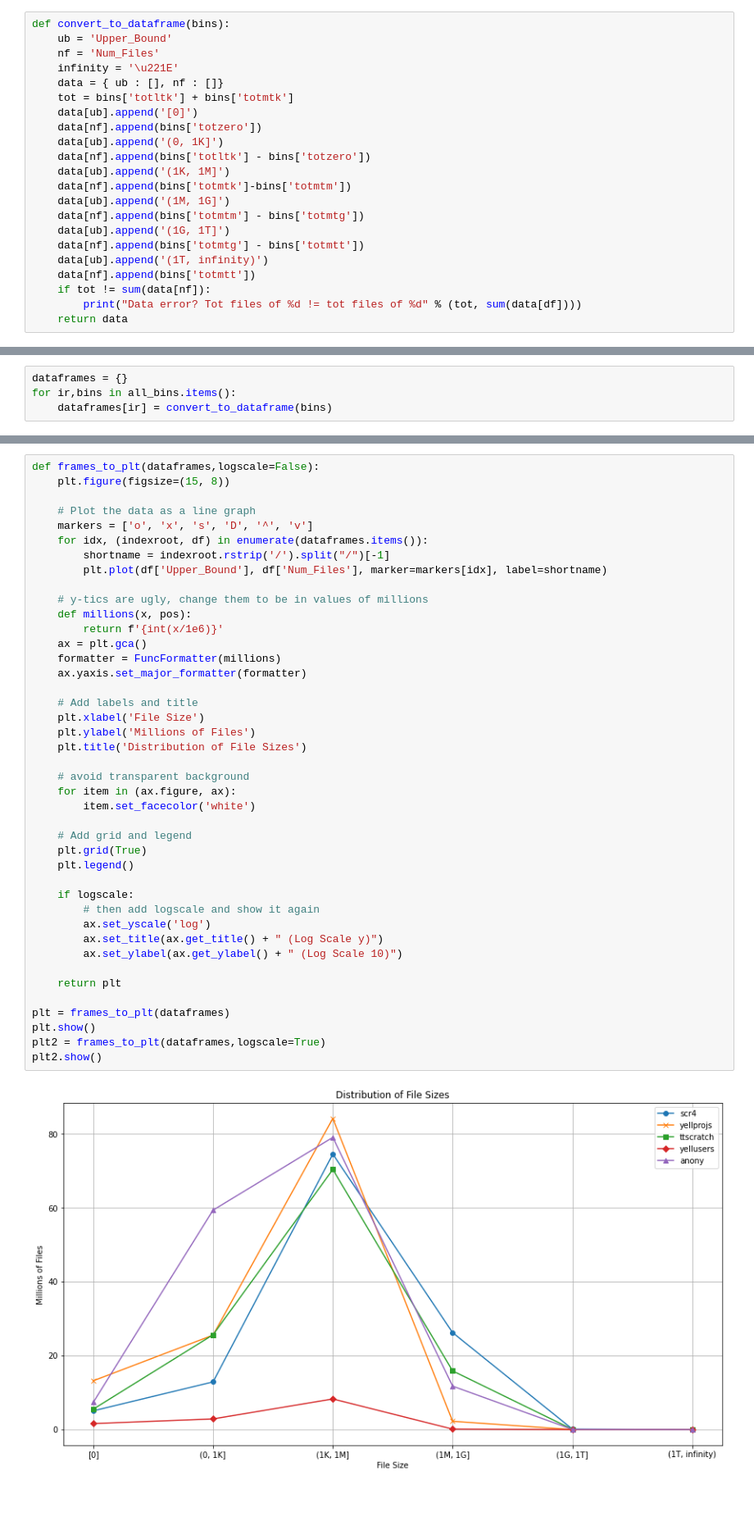
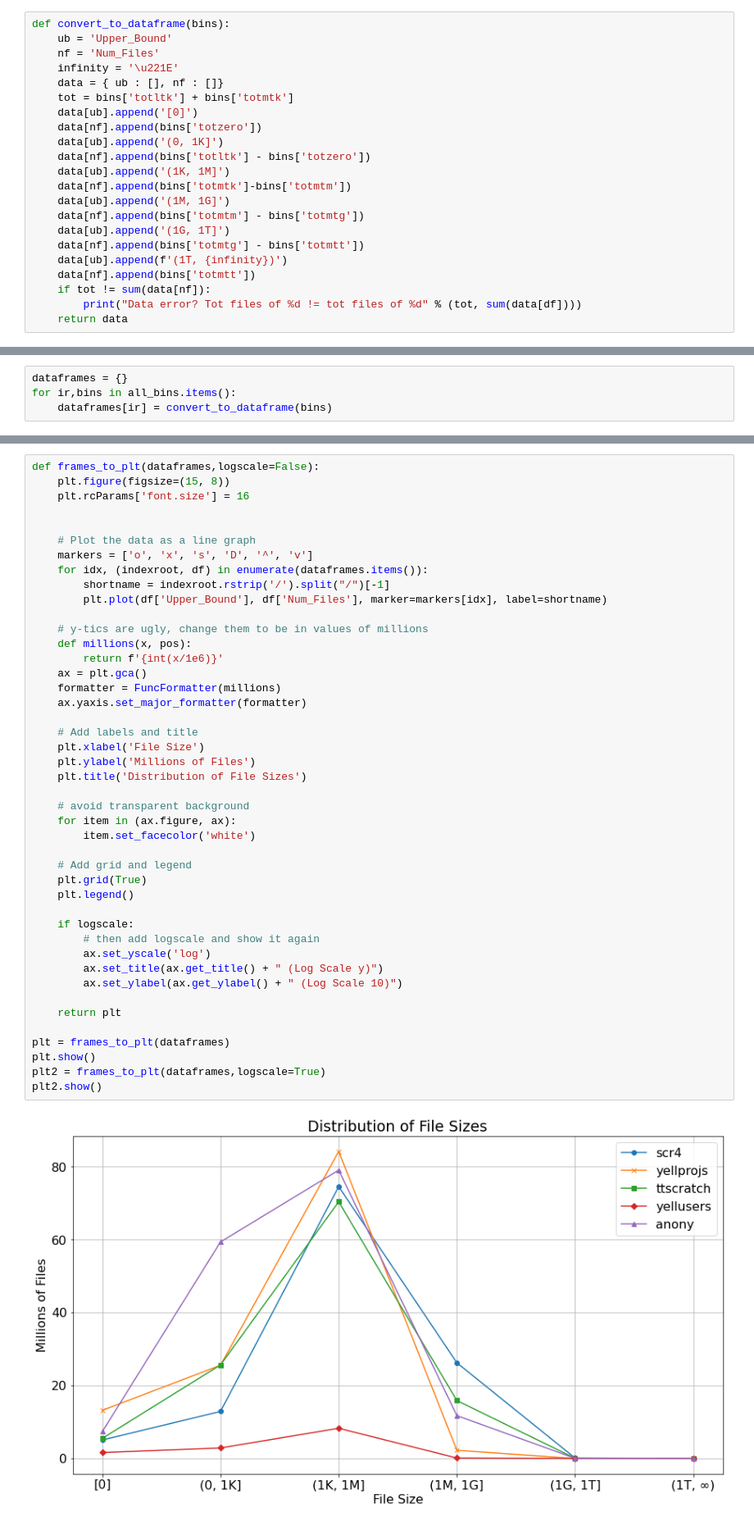
Before and after one commit to mar-file-system/GUFI, a Jupyter notebook: contrib/python/gufi_graphs2.ipynb, the cells around one changed output, grey strips where cells are left out. Shown: that part at 82% size. Saved outputs shown, nothing was run; the diff lists cells and outputs as text; blank space fills up the shorter version.

Commit message:
fixed the infinity symbol

```diff
--- a/contrib/python/gufi_graphs2.ipynb
+++ b/contrib/python/gufi_graphs2.ipynb
@@ -217,7 +217,7 @@ def convert_to_dataframe(bins):
     data[nf].append(bins['totmtm'] - bins['totmtg'])
     data[ub].append('(1G, 1T]')
     data[nf].append(bins['totmtg'] - bins['totmtt'])
-    data[ub].append('(1T, infinity)')
+    data[ub].append(f'(1T, {infinity})')
     data[nf].append(bins['totmtt'])
     if tot != sum(data[nf]):
         print("Data error? Tot files of %d != tot files of %d" % (tot, sum(data[df])))
@@ -249,6 +253,8 @@ dataframes
 # %%
 def frames_to_plt(dataframes,logscale=False):
     plt.figure(figsize=(15, 8))
+    plt.rcParams['font.size'] = 16
+
 
     # Plot the data as a line graph
     markers = ['o', 'x', 's', 'D', '^', 'v']
@@ -262,31 +268,31 @@ def frames_to_plt(dataframes,logscale=False):
     ax = plt.gca()
     formatter = FuncFormatter(millions)
     ax.yaxis.set_major_formatter(formatter)
 
     # Add labels and title
     plt.xlabel('File Size')
     plt.ylabel('Millions of Files')
     plt.title('Distribution of File Sizes')
 
     # avoid transparent background
     for item in (ax.figure, ax):
         item.set_facecolor('white')
 
     # Add grid and legend
     plt.grid(True)
     plt.legend()
 
     if logscale:
         # then add logscale and show it again
         ax.set_yscale('log')
         ax.set_title(ax.get_title() + " (Log Scale y)")
         ax.set_ylabel(ax.get_ylabel() + " (Log Scale 10)")
 
     return plt
 
 plt = frames_to_plt(dataframes)
 plt.show()
 plt2 = frames_to_plt(dataframes,logscale=True)
 plt2.show()
 # %% [output]
-[figure, old version]
+[figure, new version]
```
Also changed, not shown: parts of 3 cells of this notebook.
